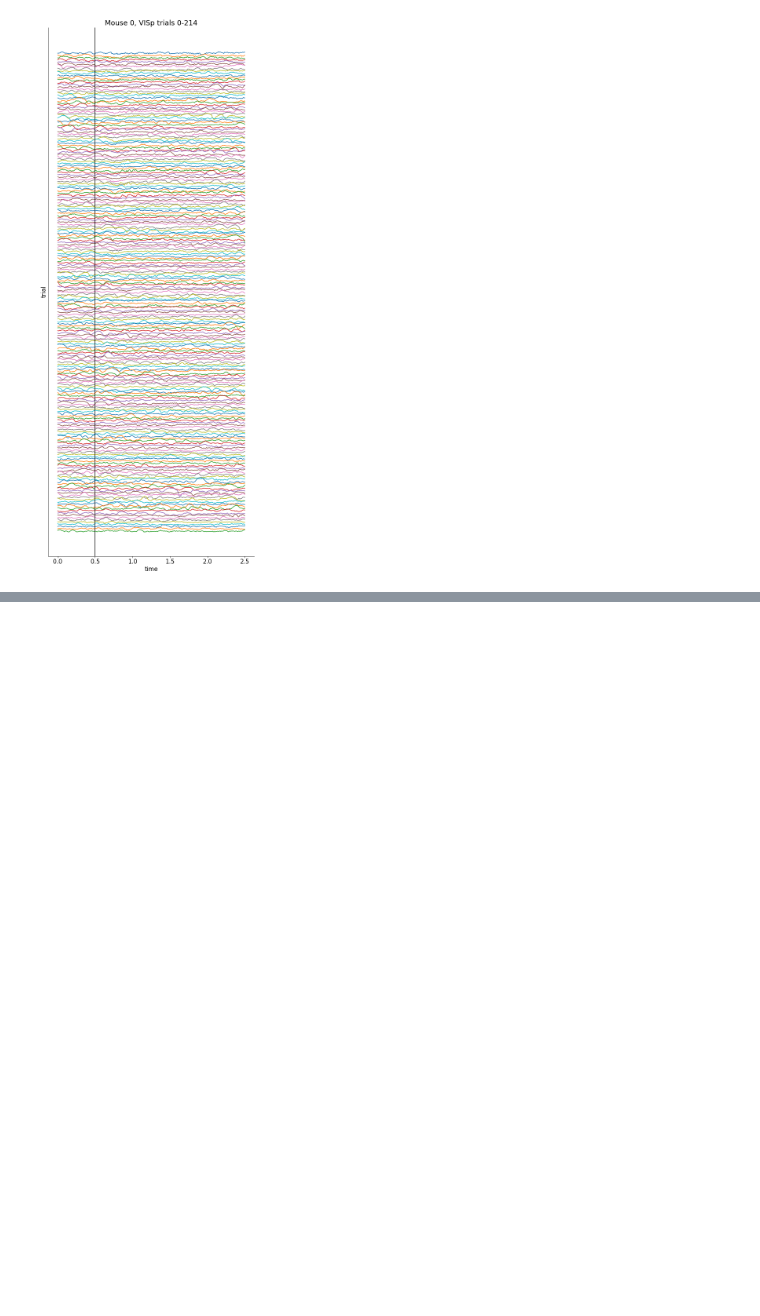
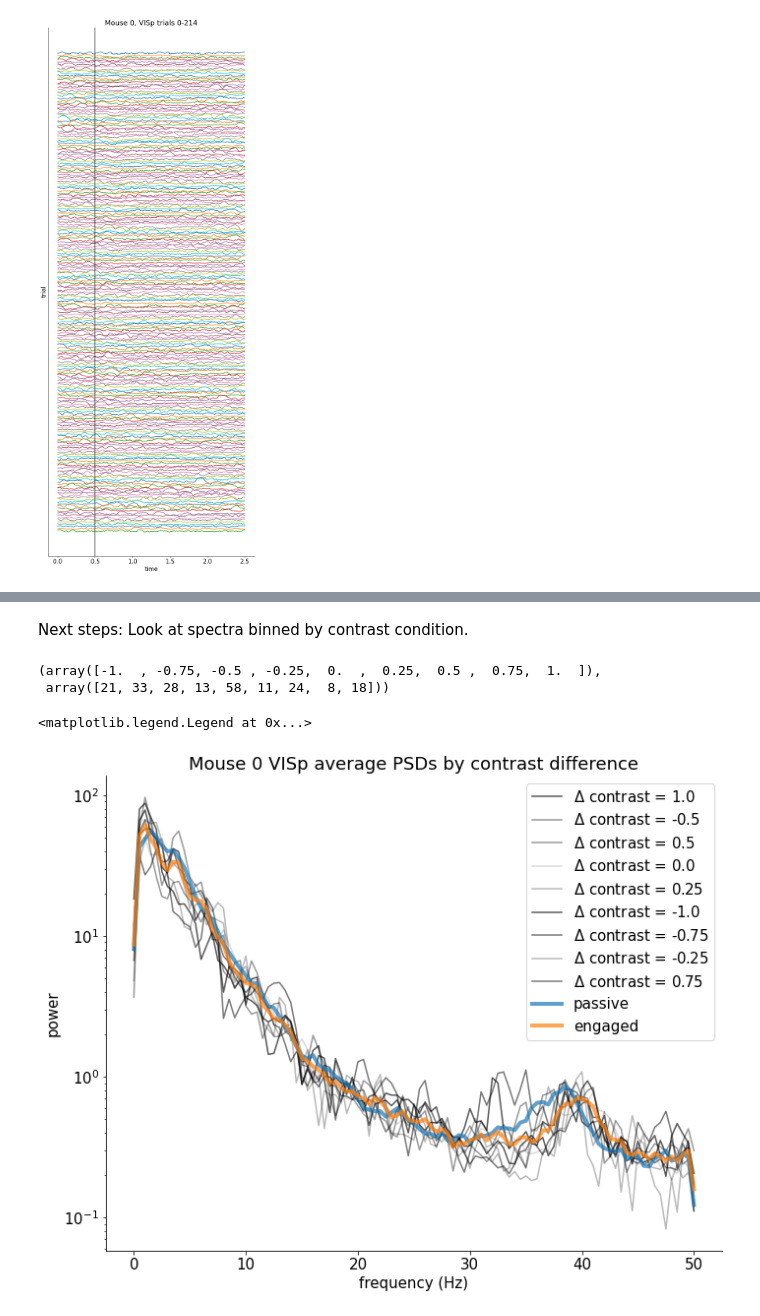
Before and after one commit to sydney-smith/NMA_project, a Jupyter notebook: SYDNEY_NMA_data_explore.ipynb, the cells around one changed output, grey strips where cells are left out. Cells and saved outputs as stored; diff of their text form; code cells hidden in the pictures; blank space fills up the shorter version.

```diff
--- a/SYDNEY_NMA_data_explore.ipynb
+++ b/SYDNEY_NMA_data_explore.ipynb
@@ -148,0 +187,15 @@ KeyError: ignored
+# %%
+#@title Plot some power spectra (median filter smoothing)
+
+fig, ax = plt.subplots(1,4, sharey=True)
+
+np.random.seed(2)
+
+for n, j in enumerate(np.random.randint(0,214,4)):
+  freqs, spectrum = spectral.compute_spectrum_medfilt(dat[loc][j], fs=sfreq,
+                                                      filt_len=1.0)
+  ax[n].plot(freqs, spectrum)
+  ax[n].set_yscale('log')
+  ax[n].set_title('VISp trial '+str(j))
+  ax[n].set_xlabel('frequency')
+  ax[n].set_ylabel('power')
@@ -148,0 +262,40 @@ KeyError: ignored
+# %% [markdown]
+Next steps: Look at spectra binned by contrast condition.
+# %%
+# get array of contrast difference
+contrast_diffs = alldat[0]['contrast_left']-alldat[0]['contrast_right']
+# %%
+np.unique(contrast_diffs, return_counts=True)
+# %% [output]
+(array([-1.  , -0.75, -0.5 , -0.25,  0.  ,  0.25,  0.5 ,  0.75,  1.  ]),
+ array([21, 33, 28, 13, 58, 11, 24,  8, 18]))
+# %%
+# plot average psds of each contrast condition
+from collections import defaultdict
+
+sorted_spec_by_contrast = defaultdict(list)
+
+for trial in range(0,trials):
+  spectrum_trial = spectra[trial]
+  contrast_diff_trial = contrast_diffs[trial]
+  for i in contrast_diffs:
+    if contrast_diff_trial == i:
+      sorted_spec_by_contrast[str(i)].append(spectrum_trial)
+# %%
+plt.figure(figsize=[10,8])
+
+for contrast in sorted_spec_by_contrast:
+  avg_spec = np.mean(sorted_spec_by_contrast[contrast], axis=0)
+  plt.plot(freqs, avg_spec, color='k', alpha=np.abs(float(contrast)/2)+0.15, label='$\Delta$ contrast = '+str(contrast)) # line darkness = contrast difference
+
+plt.plot(freqs, avg_spectrum_pass, lw=4, alpha=0.7, label='passive')
+plt.plot(freqs, avg_spectrum, lw=4, alpha=0.7, label='engaged')
+
+plt.title('Mouse 0 VISp average PSDs by contrast difference')
+plt.ylabel('power')
+plt.xlabel('frequency (Hz)')
+plt.yscale('log')
+plt.legend()
+# %% [output]
+<matplotlib.legend.Legend at 0x...>
+[figure, added]
```
Also changed, not shown: parts of 22 cells of this notebook.
